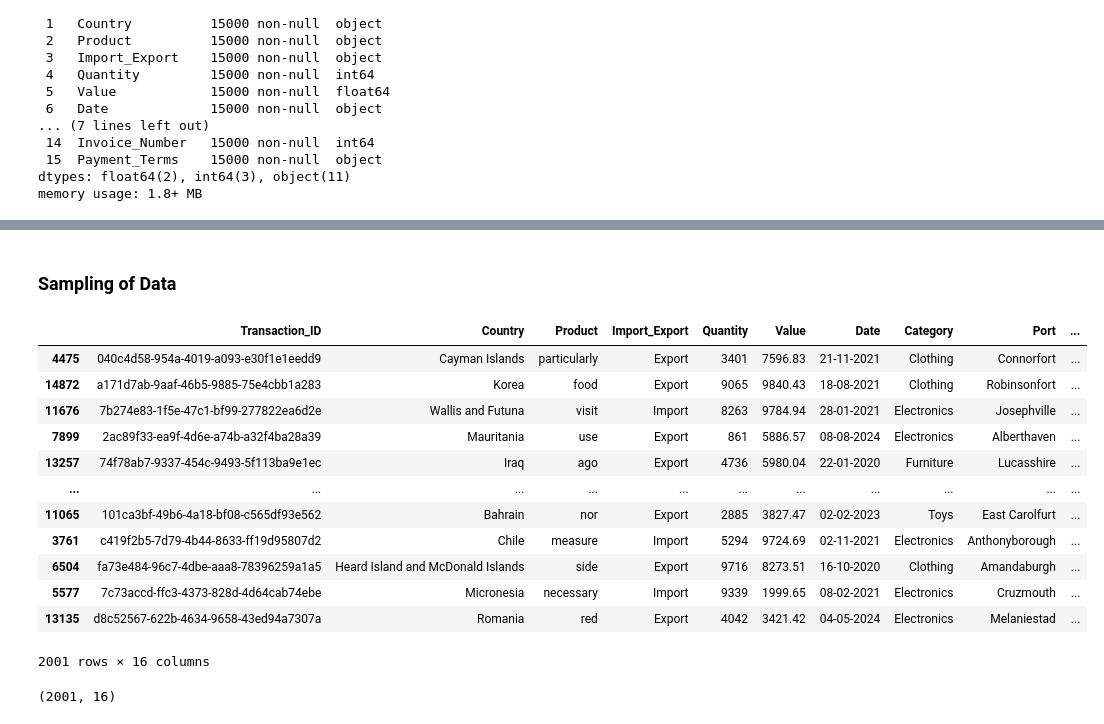
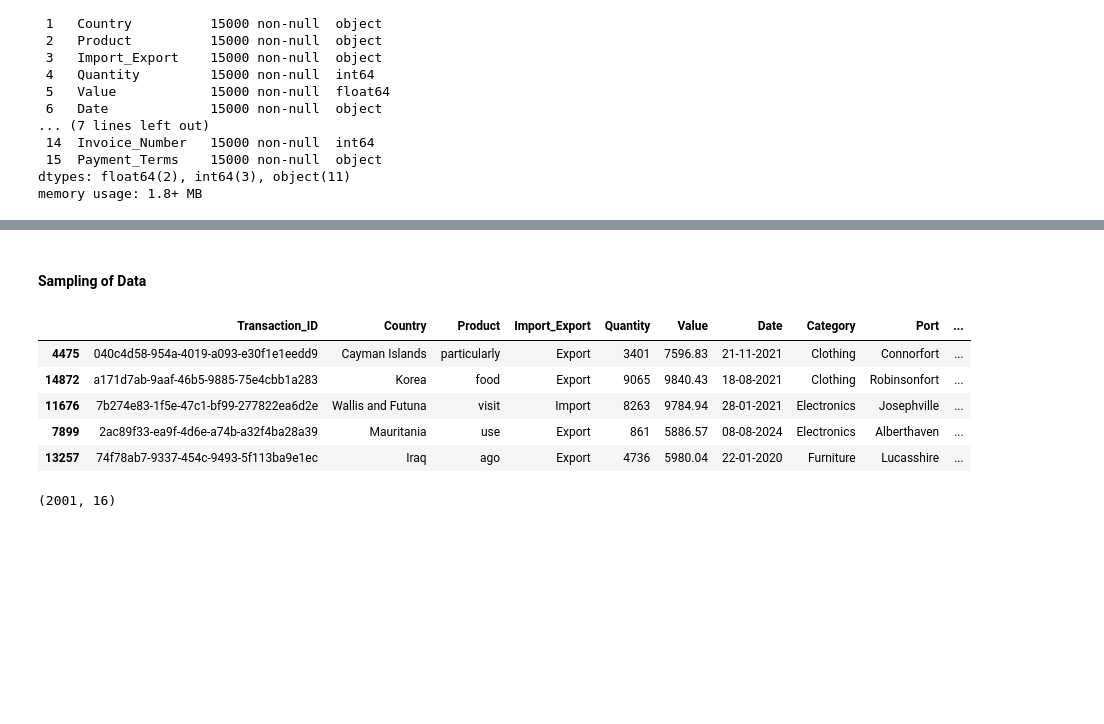
Before and after one commit to ItighneS/Python, a Jupyter notebook: Capstone Project-Data Exploration & Analysis using Python.ipynb, the cells around one changed output, grey strips where cells are left out. Saved outputs shown, nothing was run; the diff lists cells and outputs as text; code cells hidden in the pictures; blank space fills up the shorter version.

```diff
--- a/Capstone Project-Data Exploration & Analysis using Python.ipynb
+++ b/Capstone Project-Data Exploration & Analysis using Python.ipynb
@@ -64,25 +131,18 @@ Data Variable Category
 # %% [markdown]
-### Sampling of Data
+#### Sampling of Data
 # %%
 # Sampled 2001 rows randomly from the given data set
 samData = database.sample(n=2001,random_state=50155049)
 # %%
 # Display the sampled dataset
-samData
+samData.head(5)
 # %% [output]
 |  | Transaction_ID | Country | Product | Import_Export | Quantity | Value | Date | Category | Port | ... |
 | 4475 | 040c4d58-954a-4019-a093-e30f1e1eedd9 | Cayman Islands | particularly | Export | 3401 | 7596.83 | 21-11-2021 | Clothing | Connorfort | ... |
 | 14872 | a171d7ab-9aaf-46b5-9885-75e4cbb1a283 | Korea | food | Export | 9065 | 9840.43 | 18-08-2021 | Clothing | Robinsonfort | ... |
 | 11676 | 7b274e83-1f5e-47c1-bf99-277822ea6d2e | Wallis and Futuna | visit | Import | 8263 | 9784.94 | 28-01-2021 | Electronics | Josephville | ... |
 | 7899 | 2ac89f33-ea9f-4d6e-a74b-a32f4ba28a39 | Mauritania | use | Export | 861 | 5886.57 | 08-08-2024 | Electronics | Alberthaven | ... |
 | 13257 | 74f78ab7-9337-454c-9493-5f113ba9e1ec | Iraq | ago | Export | 4736 | 5980.04 | 22-01-2020 | Furniture | Lucasshire | ... |
-| ... | ... | ... | ... | ... | ... | ... | ... | ... | ... | ... |
-| 11065 | 101ca3bf-49b6-4a18-bf08-c565df93e562 | Bahrain | nor | Export | 2885 | 3827.47 | 02-02-2023 | Toys | East Carolfurt | ... |
-| 3761 | c419f2b5-7d79-4b44-8633-ff19d95807d2 | Chile | measure | Import | 5294 | 9724.69 | 02-11-2021 | Electronics | Anthonyborough | ... |
-| 6504 | fa73e484-96c7-4dbe-aaa8-78396259a1a5 | Heard Island and McDonald Islands | side | Export | 9716 | 8273.51 | 16-10-2020 | Clothing | Amandaburgh | ... |
-| 5577 | 7c73accd-ffc3-4373-828d-4d64cab74ebe | Micronesia | necessary | Import | 9339 | 1999.65 | 08-02-2021 | Electronics | Cruzmouth | ... |
-| 13135 | d8c52567-622b-4634-9658-43ed94a7307a | Romania | red | Export | 4042 | 3421.42 | 04-05-2024 | Electronics | Melaniestad | ... |
-2001 rows × 16 columns
 # %%
 #Shape of the sampled data
 samData.shape
```
Also changed, not shown: parts of 72 cells of this notebook.
